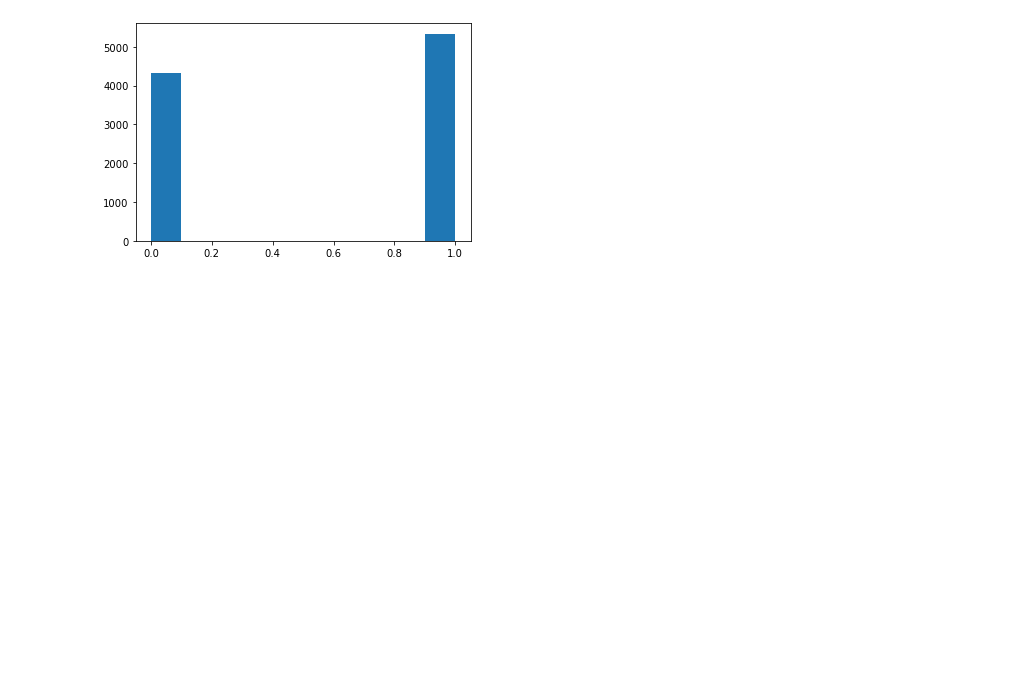
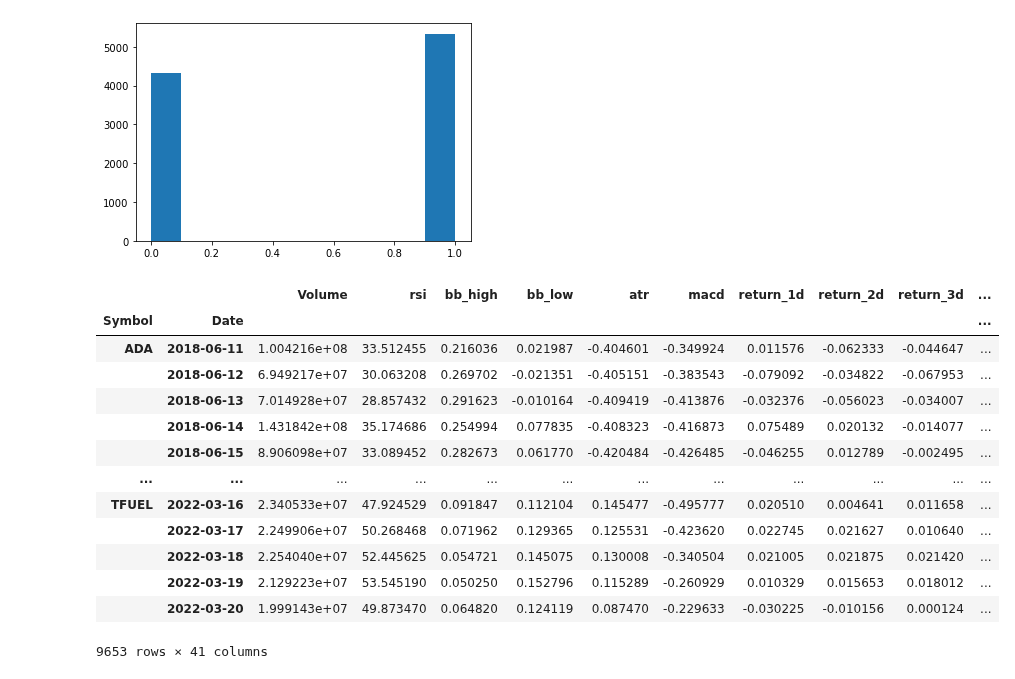
Before and after one commit to amicha02/ape_mining, a Jupyter notebook: notebooks/2.0-dv-ols-forest.ipynb, the cells around one changed output. Drawn from its saved outputs; the diff is of its cells as text; code cells hidden in the pictures; blank space fills up the shorter version.

```diff
--- a/notebooks/2.0-dv-ols-forest.ipynb
+++ b/notebooks/2.0-dv-ols-forest.ipynb
@@ -259 +258,18 @@ In [93]:
 df['sentiment'] = simulated_sentiment_arr
+# %%
+df
+# %% [output]
+|  |  | Volume | rsi | bb_high | bb_low | atr | macd | return_1d | return_2d | return_3d | ... |
+| Symbol | Date |  |  |  |  |  |  |  |  |  | ... |
+| ADA | 2018-06-11 | 1.004216e+08 | 33.512455 | 0.216036 | 0.021987 | -0.404601 | -0.349924 | 0.011576 | -0.062333 | -0.044647 | ... |
+|  | 2018-06-12 | 6.949217e+07 | 30.063208 | 0.269702 | -0.021351 | -0.405151 | -0.383543 | -0.079092 | -0.034822 | -0.067953 | ... |
+|  | 2018-06-13 | 7.014928e+07 | 28.857432 | 0.291623 | -0.010164 | -0.409419 | -0.413876 | -0.032376 | -0.056023 | -0.034007 | ... |
+|  | 2018-06-14 | 1.431842e+08 | 35.174686 | 0.254994 | 0.077835 | -0.408323 | -0.416873 | 0.075489 | 0.020132 | -0.014077 | ... |
+|  | 2018-06-15 | 8.906098e+07 | 33.089452 | 0.282673 | 0.061770 | -0.420484 | -0.426485 | -0.046255 | 0.012789 | -0.002495 | ... |
+| ... | ... | ... | ... | ... | ... | ... | ... | ... | ... | ... | ... |
+| TFUEL | 2022-03-16 | 2.340533e+07 | 47.924529 | 0.091847 | 0.112104 | 0.145477 | -0.495777 | 0.020510 | 0.004641 | 0.011658 | ... |
+|  | 2022-03-17 | 2.249906e+07 | 50.268468 | 0.071962 | 0.129365 | 0.125531 | -0.423620 | 0.022745 | 0.021627 | 0.010640 | ... |
+|  | 2022-03-18 | 2.254040e+07 | 52.445625 | 0.054721 | 0.145075 | 0.130008 | -0.340504 | 0.021005 | 0.021875 | 0.021420 | ... |
+|  | 2022-03-19 | 2.129223e+07 | 53.545190 | 0.050250 | 0.152796 | 0.115289 | -0.260929 | 0.010329 | 0.015653 | 0.018012 | ... |
+|  | 2022-03-20 | 1.999143e+07 | 49.873470 | 0.064820 | 0.124119 | 0.087470 | -0.229633 | -0.030225 | -0.010156 | 0.000124 | ... |
+9653 rows × 41 columns
```
Also changed, not shown: parts of 9 cells of this notebook.
